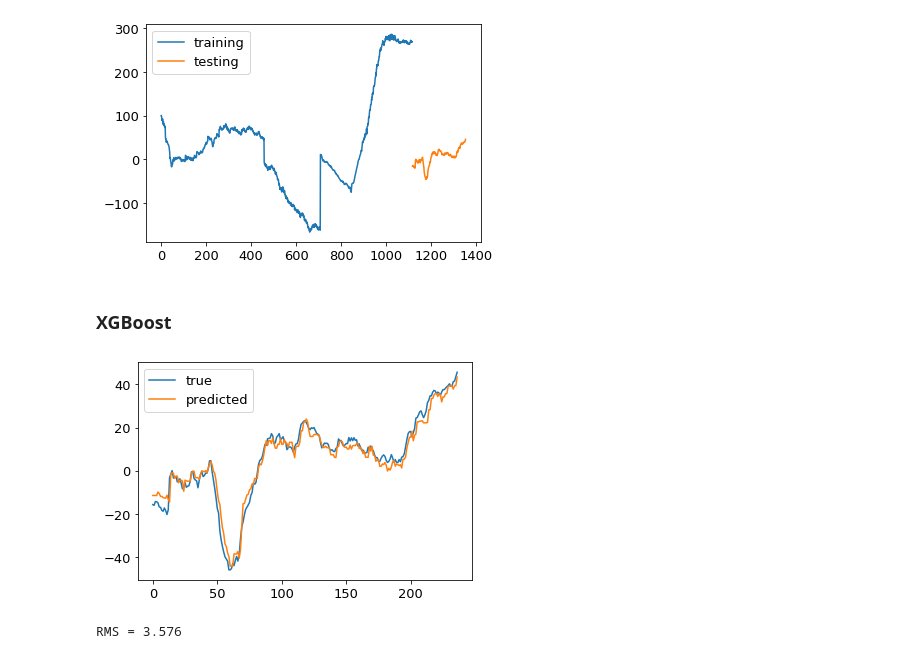
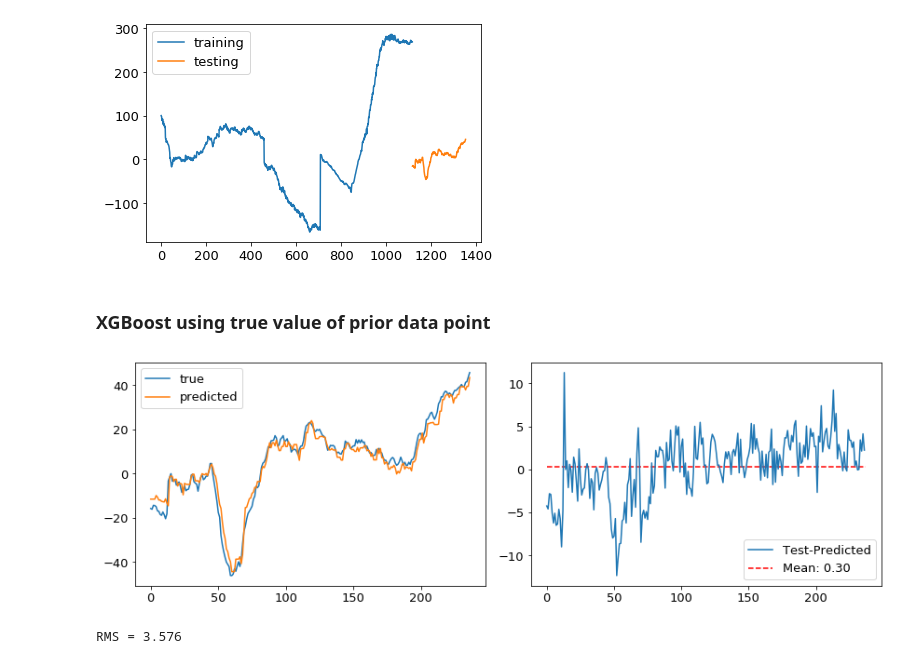
Before and after one commit to svejlgaard/finalproject, a Jupyter notebook: Jonathans hyggetid.ipynb, the cells around one changed output. Drawn from its saved outputs; the diff is of its cells as text; code cells hidden in the pictures.

```diff
--- a/Jonathans hyggetid.ipynb
+++ b/Jonathans hyggetid.ipynb
@@ -61,8 +61,8 @@ plt.legend()
 plt.show()
 # %% [output]
 [figure]
-# %% [markdown]
-### XGBoost
+# %% [markdown]
+### XGBoost using true value of prior data point
 # %%
 model = xgb.XGBRegressor()
 eval_set = [(X_train, y_train), (X_test, y_test)]
@@ -71,14 +71,23 @@ model.fit(X_train, y_train, eval_set=eval_set, verbose=False)
 # make predictions for test data
 y_pred = model.predict(X_test)
 # %%
-plt.figure()
+plt.figure(figsize=(12,4))
+plt.subplot(121)
 plt.plot(y_test,label="true")
 plt.plot(y_pred, label="predicted")
 plt.legend()
+
+plt.subplot(122)
+diff = y_test-y_pred
+plt.plot(diff, label='Test-Predicted')
+plt.hlines(np.mean(diff), 0, len(diff), ls='--', color='r', label=f"Mean: {np.mean(diff):.2f}")
+plt.legend()
+
+plt.tight_layout()
 plt.show()
 
 rms = np.sqrt(np.sum((y_test-y_pred)**2)/len(y_test))
 print(f"RMS = {rms:.3f}")
 # %% [output]
-[figure, old version]
+[figure, new version]
 RMS = 3.576
```
Also changed, not shown: parts of 4 cells of this notebook.
